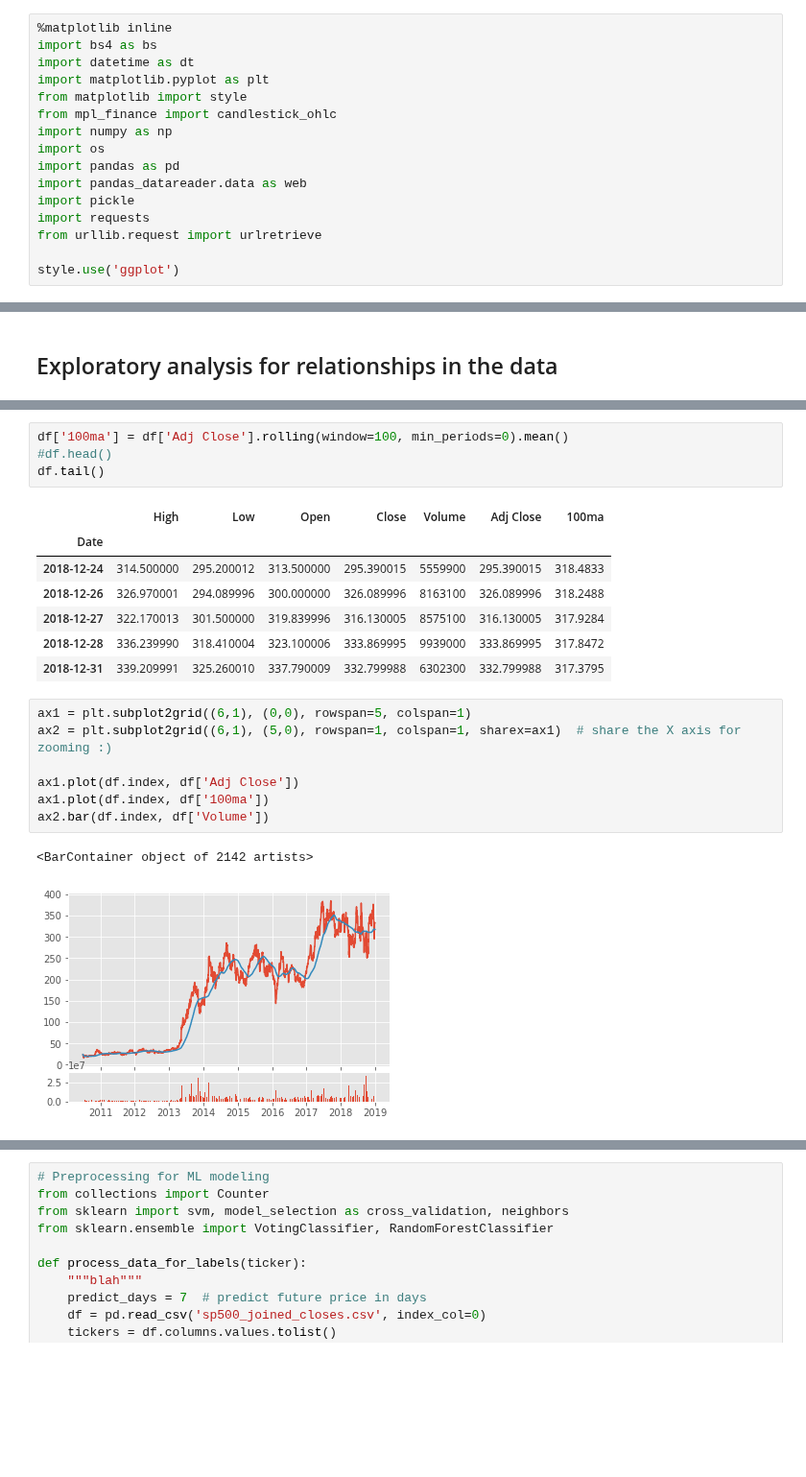
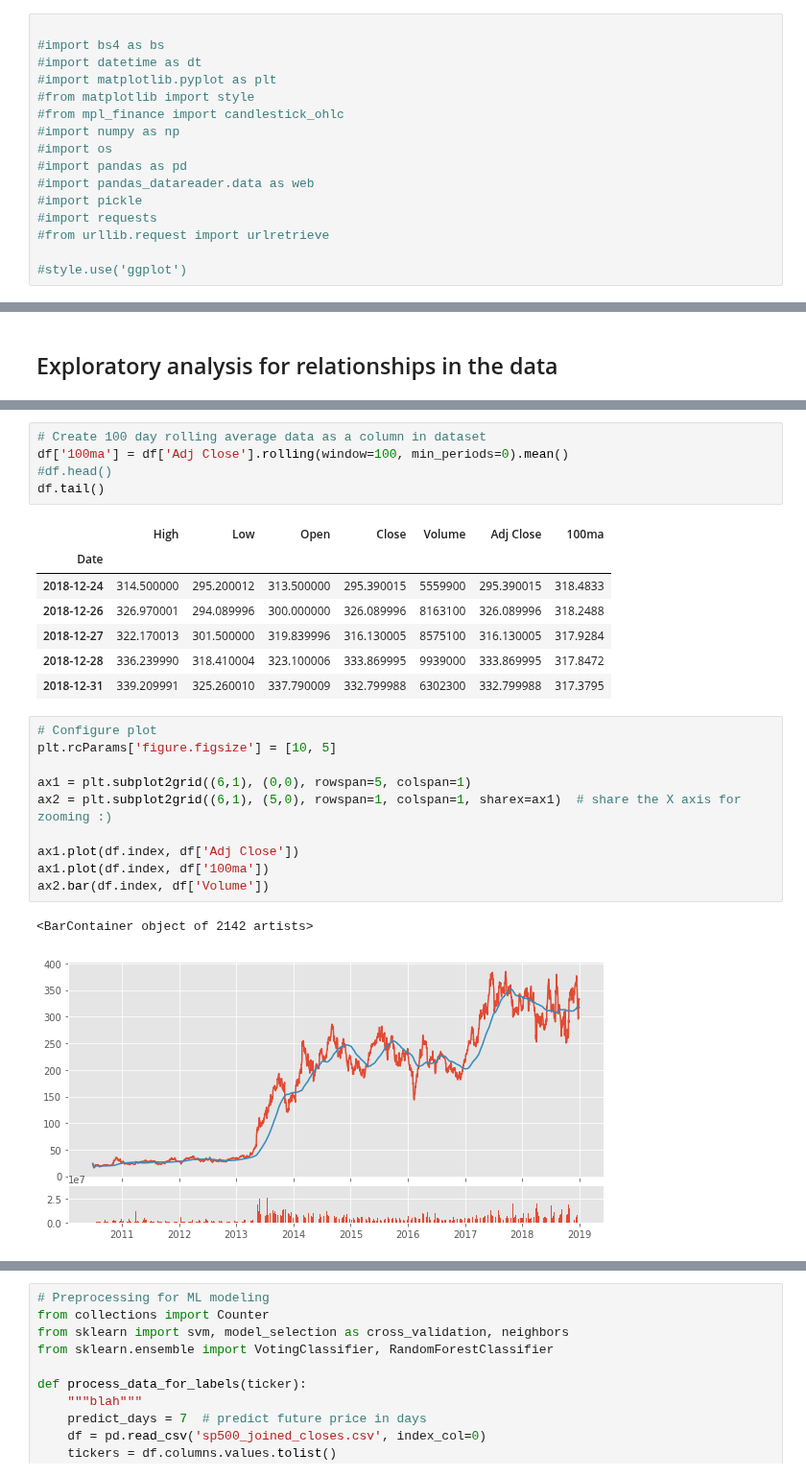
Before and after one commit to pugwala/FinancialExploratoryAnalysis, a Jupyter notebook: FinancialExploratoryAnalysis.ipynb, the cells around one changed output, grey strips where cells are left out. Shown at 96% size. Drawn from its saved outputs; the diff is of its cells as text; blank space fills up the shorter version.

```diff
--- a/FinancialExploratoryAnalysis.ipynb
+++ b/FinancialExploratoryAnalysis.ipynb
@@ -7,18 +8,18 @@ This exploratory analysis seeks to better understand issues and relationships su
 # %%
-%matplotlib inline
-import bs4 as bs
-import datetime as dt
-import matplotlib.pyplot as plt
-from matplotlib import style
-from mpl_finance import candlestick_ohlc
-import numpy as np
-import os
-import pandas as pd
-import pandas_datareader.data as web
-import pickle
-import requests
-from urllib.request import urlretrieve
 
-style.use('ggplot')
+#import bs4 as bs
+#import datetime as dt
+#import matplotlib.pyplot as plt
+#from matplotlib import style
+#from mpl_finance import candlestick_ohlc
+#import numpy as np
+#import os
+#import pandas as pd
+#import pandas_datareader.data as web
+#import pickle
+#import requests
+#from urllib.request import urlretrieve
+
+#style.use('ggplot')
 # %%
 # Scrape S&P 500 tickers from Wikipedia for a local reference
@@ -124,4 +124,5 @@ df[['High','Low']].plot()
 # %%
+# Create 100 day rolling average data as a column in dataset
 df['100ma'] = df['Adj Close'].rolling(window=100, min_periods=0).mean()
 #df.head()
 df.tail()
@@ -134,13 +135,16 @@ df.tail()
 | 2018-12-28 | 336.239990 | 318.410004 | 323.100006 | 333.869995 | 9939000 | 333.869995 | 317.8472 |
 | 2018-12-31 | 339.209991 | 325.260010 | 337.790009 | 332.799988 | 6302300 | 332.799988 | 317.3795 |
 # %%
+# Configure plot
+plt.rcParams['figure.figsize'] = [10, 5]
+
 ax1 = plt.subplot2grid((6,1), (0,0), rowspan=5, colspan=1)
 ax2 = plt.subplot2grid((6,1), (5,0), rowspan=1, colspan=1, sharex=ax1)  # share the X axis for zooming :)
 
 ax1.plot(df.index, df['Adj Close'])
 ax1.plot(df.index, df['100ma'])
 ax2.bar(df.index, df['Volume'])
 # %% [output]
 <BarContainer object of 2142 artists>
-[figure, old version]
+[figure, new version]
 # %%
```
Also changed, not shown: parts of 11 cells of this notebook.
